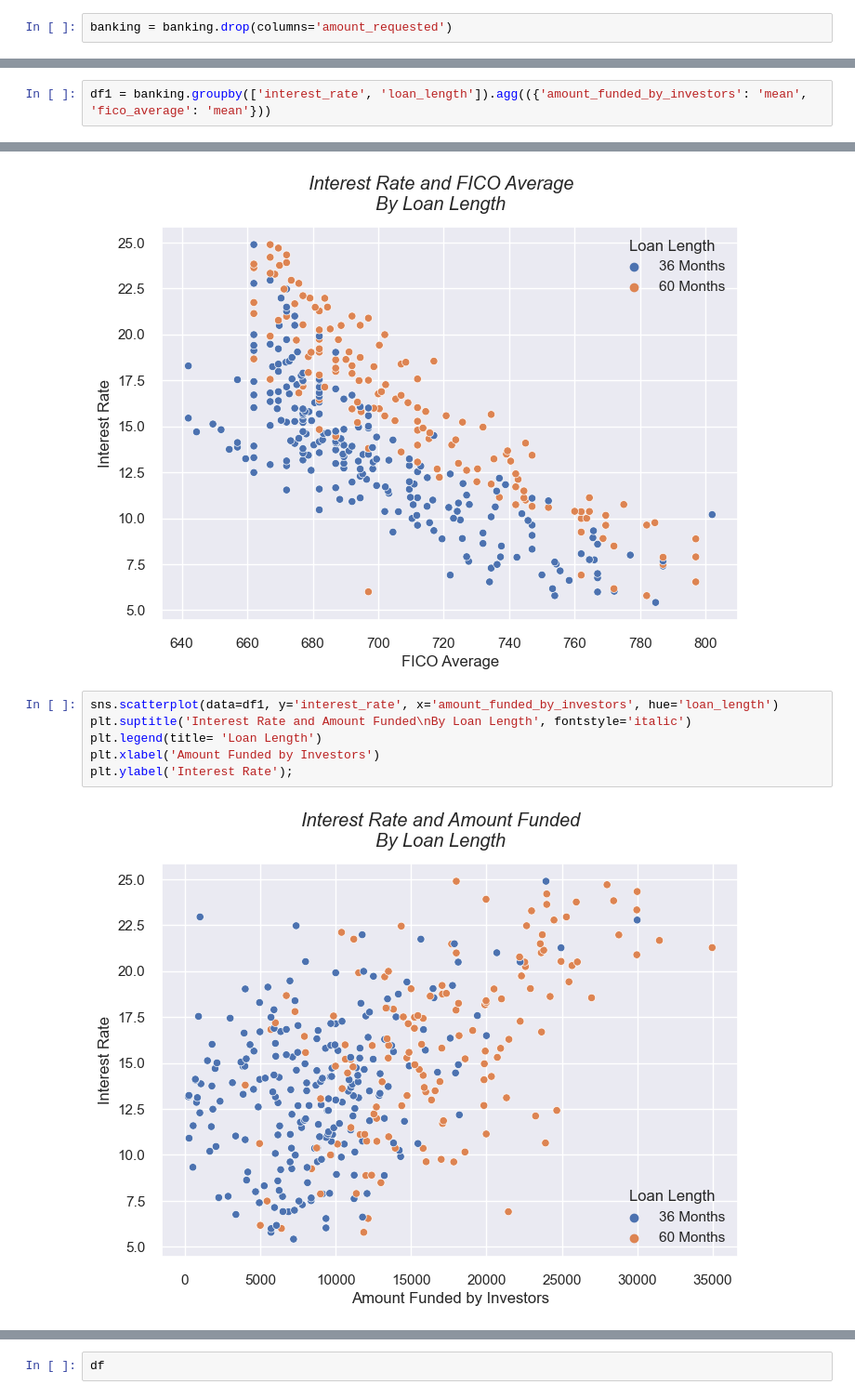
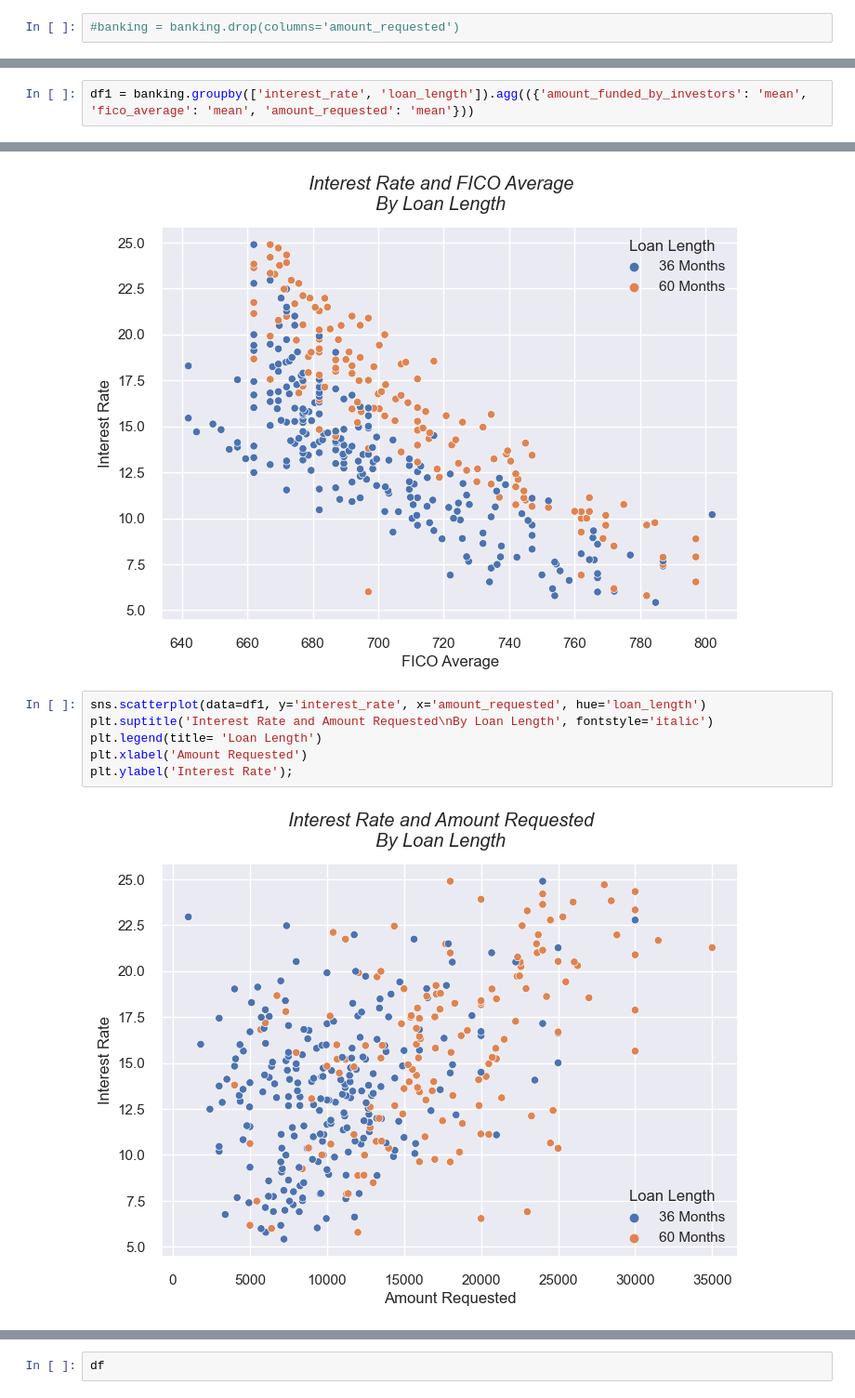
Before and after one commit to DocYoungblood/linear_regression_case_study, a Jupyter notebook: btm.ipynb, the cells around one changed output, grey strips where cells are left out. Shown at 93% size. Saved outputs shown, nothing was run; the diff lists cells and outputs as text.

```diff
--- a/btm.ipynb
+++ b/btm.ipynb
@@ -94,7 +110,7 @@ amount_funded_by_investors
 35000.00    31
 Name: count, Length: 707, dtype: int64
 # %%
-banking = banking.drop(columns='amount_requested')
+#banking = banking.drop(columns='amount_requested')
 # %%
 banking
 # %% [output]
@@ -114,7 +130,7 @@ banking
 # %%
 df = banking.groupby(['interest_rate', 'loan_length']).agg(({'amount_funded_by_investors': 'count', 'fico_average': 'count'}))
 # %%
-df1 = banking.groupby(['interest_rate', 'loan_length']).agg(({'amount_funded_by_investors': 'mean', 'fico_average': 'mean'}))
+df1 = banking.groupby(['interest_rate', 'loan_length']).agg(({'amount_funded_by_investors': 'mean', 'fico_average': 'mean', 'amount_requested': 'mean'}))
 # %%
 df = df.reset_index()
 df1 = df1.reset_index()
@@ -149,11 +177,11 @@ plt.ylabel('Interest Rate')
 # %% [output]
 [figure]
 # %%
-sns.scatterplot(data=df1, y='interest_rate', x='amount_funded_by_investors', hue='loan_length')
-plt.suptitle('Interest Rate and Amount Funded\nBy Loan Length', fontstyle='italic')
+sns.scatterplot(data=df1, y='interest_rate', x='amount_requested', hue='loan_length')
+plt.suptitle('Interest Rate and Amount Requested\nBy Loan Length', fontstyle='italic')
 plt.legend(title= 'Loan Length')
-plt.xlabel('Amount Funded by Investors')
+plt.xlabel('Amount Requested')
 plt.ylabel('Interest Rate');
 # %% [output]
-[figure, old version]
+[figure, new version]
 # %%
```
Also changed, not shown: parts of 6 cells of this notebook, 4 other files.
